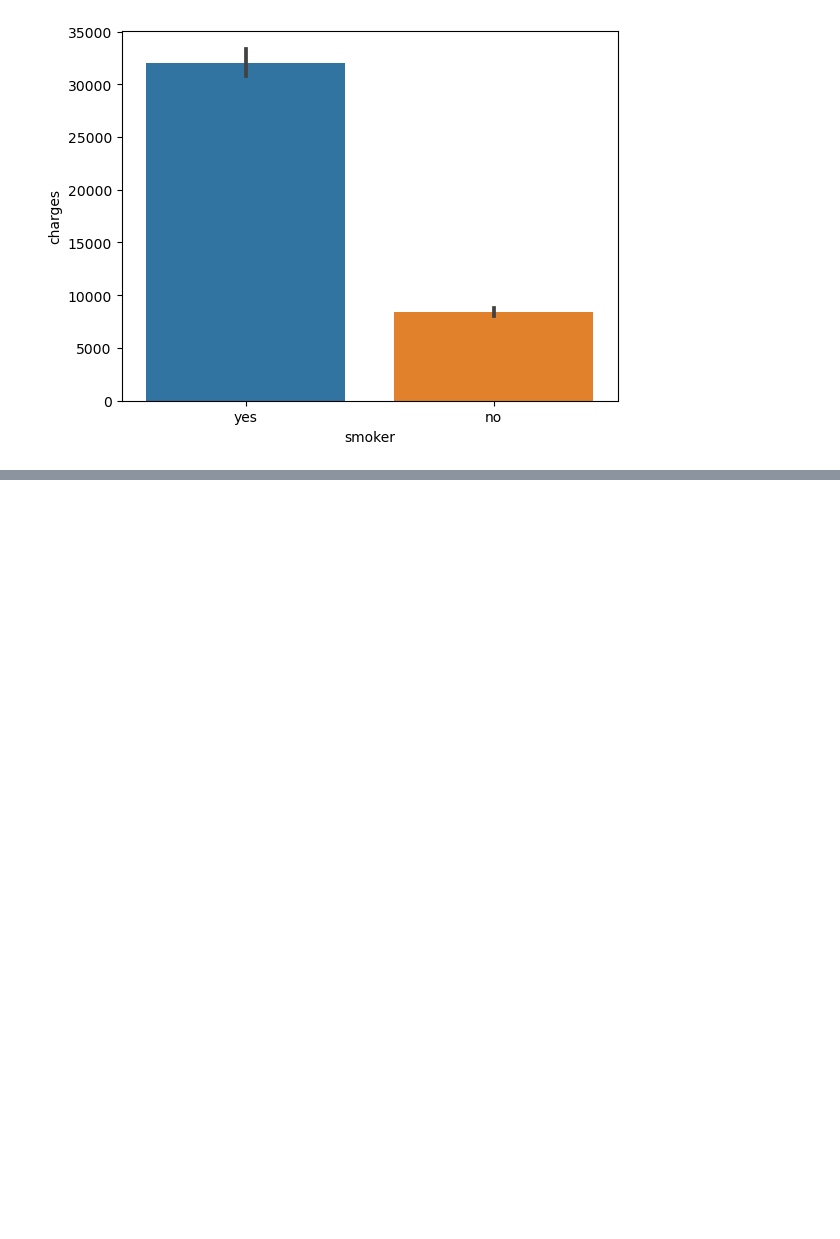
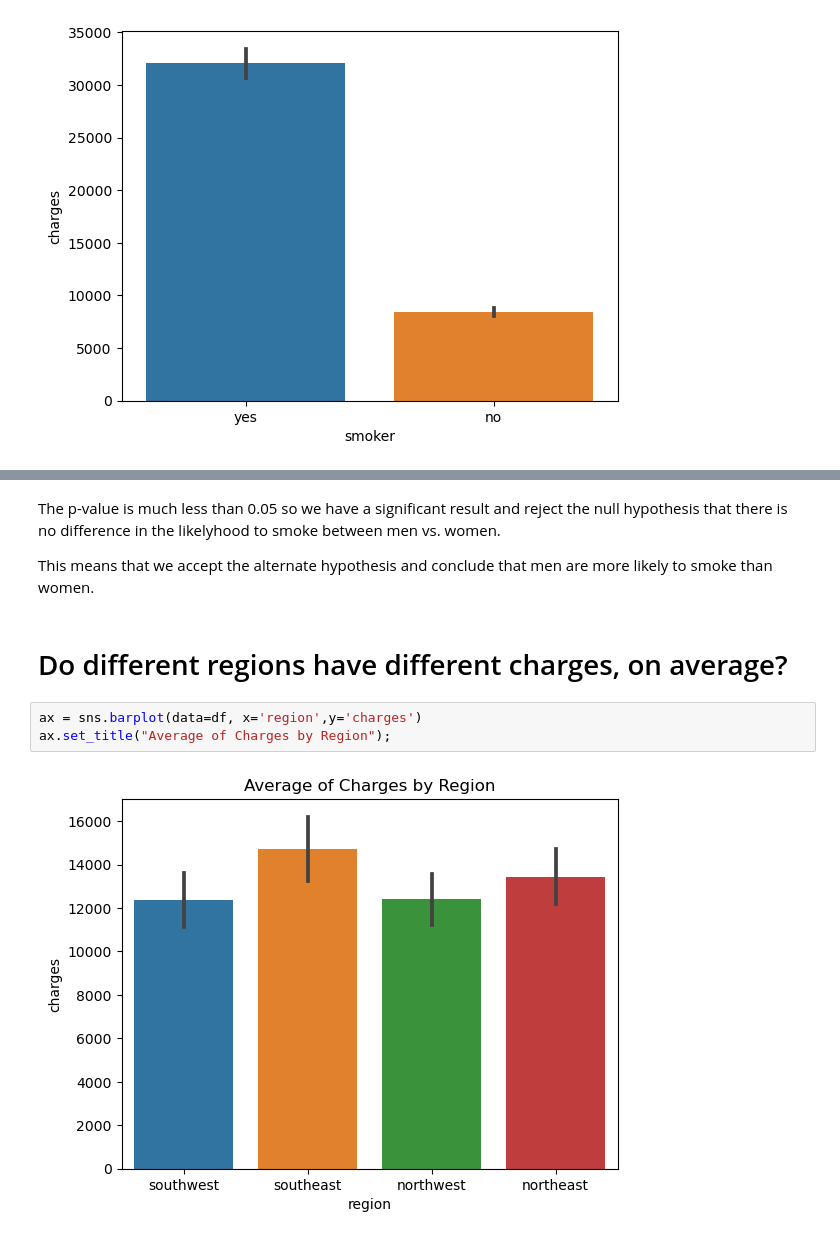
Before and after one commit to mikemenj/Assignments, a Jupyter notebook: 0130DataEnrichment/Hypothesis_Testing/Hypothesis_Testing.ipynb, the cells around one changed output, grey strips where cells are left out. Cells and saved outputs as stored; diff of their text form; blank space fills up the shorter version.

```diff
--- a/0130DataEnrichment/Hypothesis_Testing/Hypothesis_Testing.ipynb
+++ b/0130DataEnrichment/Hypothesis_Testing/Hypothesis_Testing.ipynb
@@ -140,0 +193,11 @@ sns.barplot(data=plot_df, x='smoker',y='charges')
+# %% [markdown]
+The p-value is much less than 0.05 so we have a significant result and reject the null hypothesis that there is no difference in the likelyhood to smoke between men vs. women.
+
+This means that we accept the alternate hypothesis and conclude that men are more likely to smoke than women.
+# %% [markdown]
+#  Do different regions have different charges, on average?
+# %%
+ax = sns.barplot(data=df, x='region',y='charges')
+ax.set_title("Average of Charges by Region");
+# %% [output]
+[figure, added]
```
Also changed, not shown: parts of 15 cells of this notebook, 1 other file.
